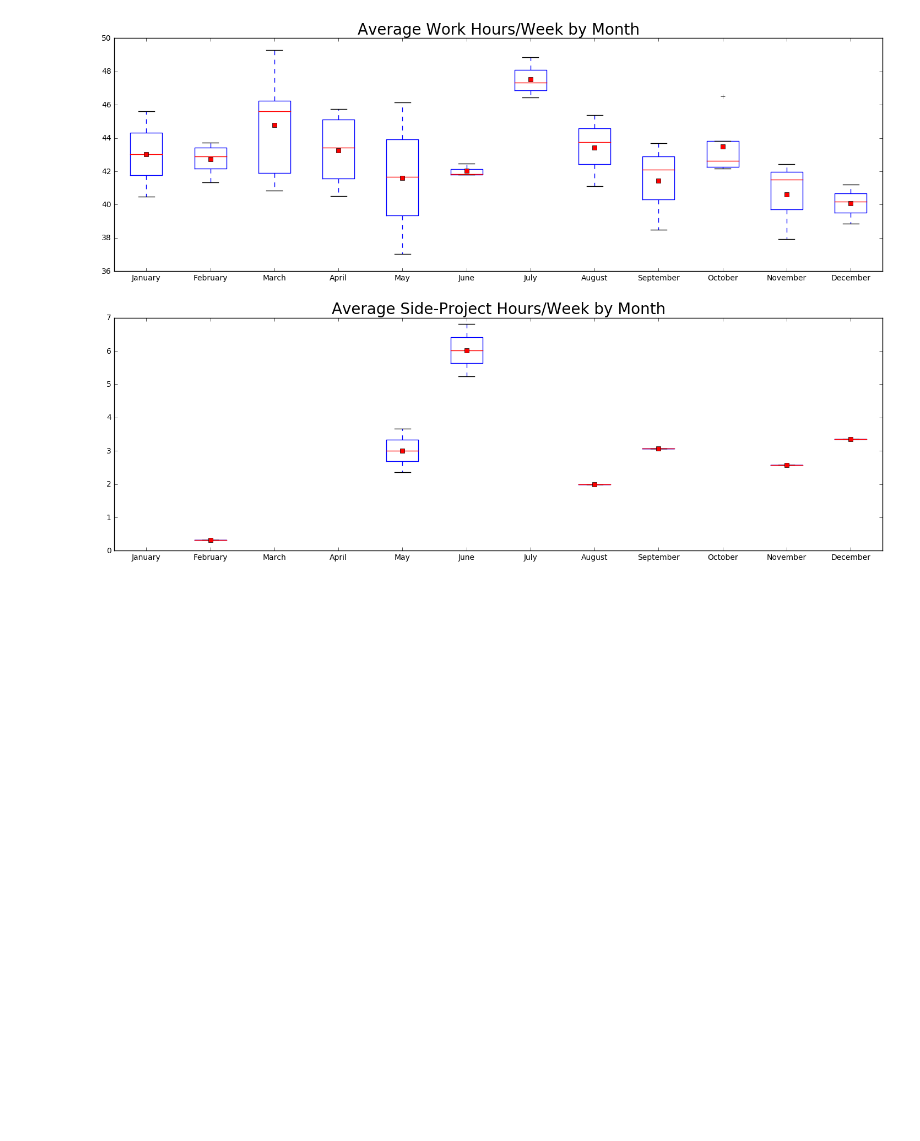
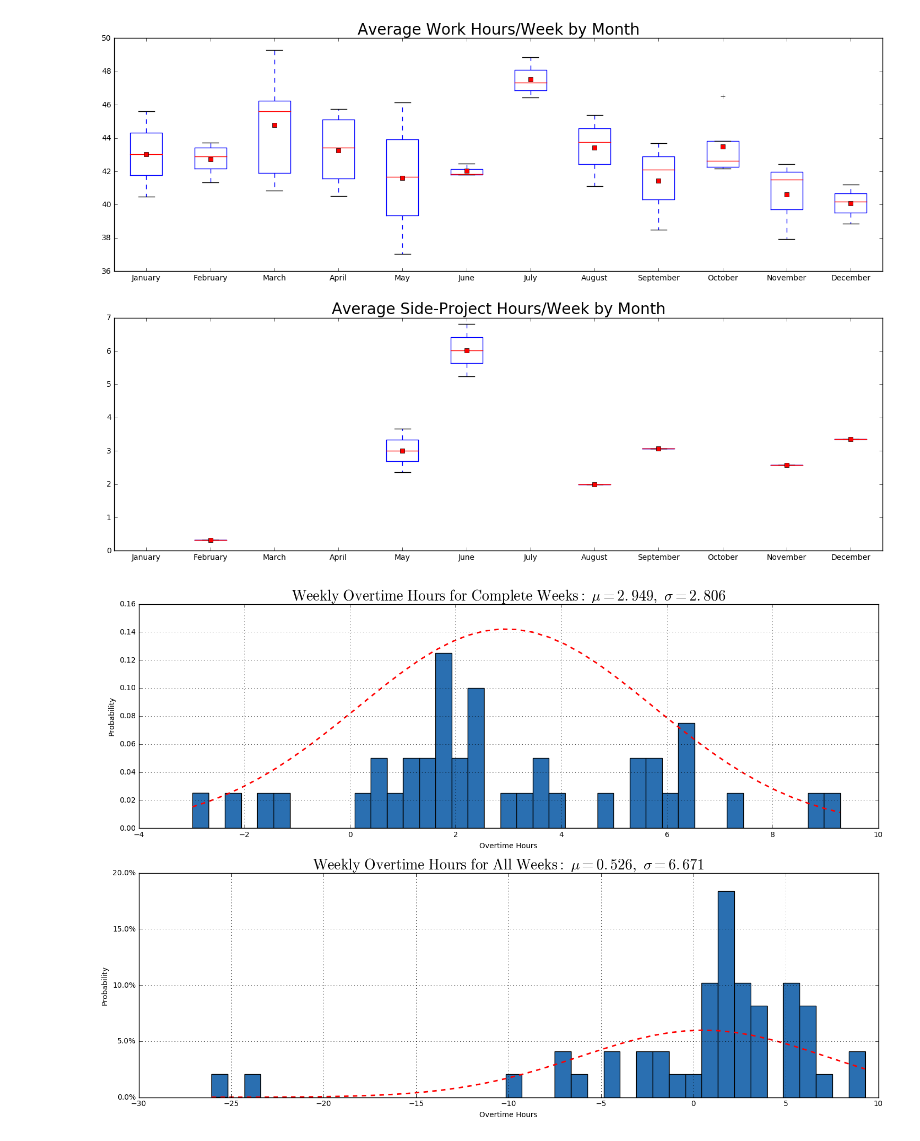
Before and after one commit to Tornquist/2017-Analysis, a Jupyter notebook: 2017 Analysis.ipynb, the cells around one changed output. Cells and saved outputs as stored; diff of their text form; code cells hidden in the pictures; blank space fills up the shorter version.

```diff
--- a/2017 Analysis.ipynb
+++ b/2017 Analysis.ipynb
@@ -575,3 +575,41 @@ ay.boxplot(months_side_project_box_data, showmeans=True, labels=by_month_labels)
 plt.show()
 # %% [output]
 [figure]
+# %%
+filtered_overtime_hours = list(map(lambda val: val - 40, hours))
+summed_unfiltered_weeks = flatten_weeks(composite_hours)
+summed_unfiltered_hours = list(summed_unfiltered_weeks.values())
+overtime_hours = list(map(lambda val: val - 40, summed_unfiltered_hours))
+
+fig = plt.figure(figsize=(18, 12))
+ax = fig.add_subplot(211)
+
+weights = np.ones_like(filtered_overtime_hours)/float(len(filtered_overtime_hours))
+n, bins, patches = ax.hist(filtered_overtime_hours, 40, facecolor=(42/255.0, 111/255.0, 177/255.0, 1), weights=weights)
+(mu, sigma) = norm.fit(filtered_overtime_hours)
+y = mlab.normpdf(bins, mu, sigma)
+l = ax.plot(bins, y, 'r--', linewidth=2)
+
+ax.set_xlabel('Overtime Hours')
+ax.set_ylabel('Probability')
+ax.set_title('$\mathrm{Weekly\ Overtime\ Hours\ for\ Complete\ Weeks:}\ \mu=%.3f,\ \sigma=%.3f$' %(mu, sigma), fontsize=20)
+ax.grid(True)
+
+ay = fig.add_subplot(212)
+
+weights = np.ones_like(overtime_hours)/float(len(overtime_hours))
+n, bins, patches = ay.hist(overtime_hours, 40, facecolor=(42/255.0, 111/255.0, 177/255.0, 1), weights=weights)
+(mu, sigma) = norm.fit(overtime_hours)
+y = mlab.normpdf(bins, mu, sigma)
+l = ay.plot(bins, y, 'r--', linewidth=2)
+
+ay.set_xlabel('Overtime Hours')
+ay.set_ylabel('Probability')
+ay.set_title('$\mathrm{Weekly\ Overtime\ Hours\ for\ All\ Weeks:}\ \mu=%.3f,\ \sigma=%.3f$' %(mu, sigma), fontsize=20)
+ay.grid(True)
+
+formatter = FuncFormatter(to_percent)
+plt.gca().yaxis.set_major_formatter(formatter)
+plt.show()
+# %% [output]
+[figure, added]
```
Also changed, not shown: parts of 2 cells of this notebook.
